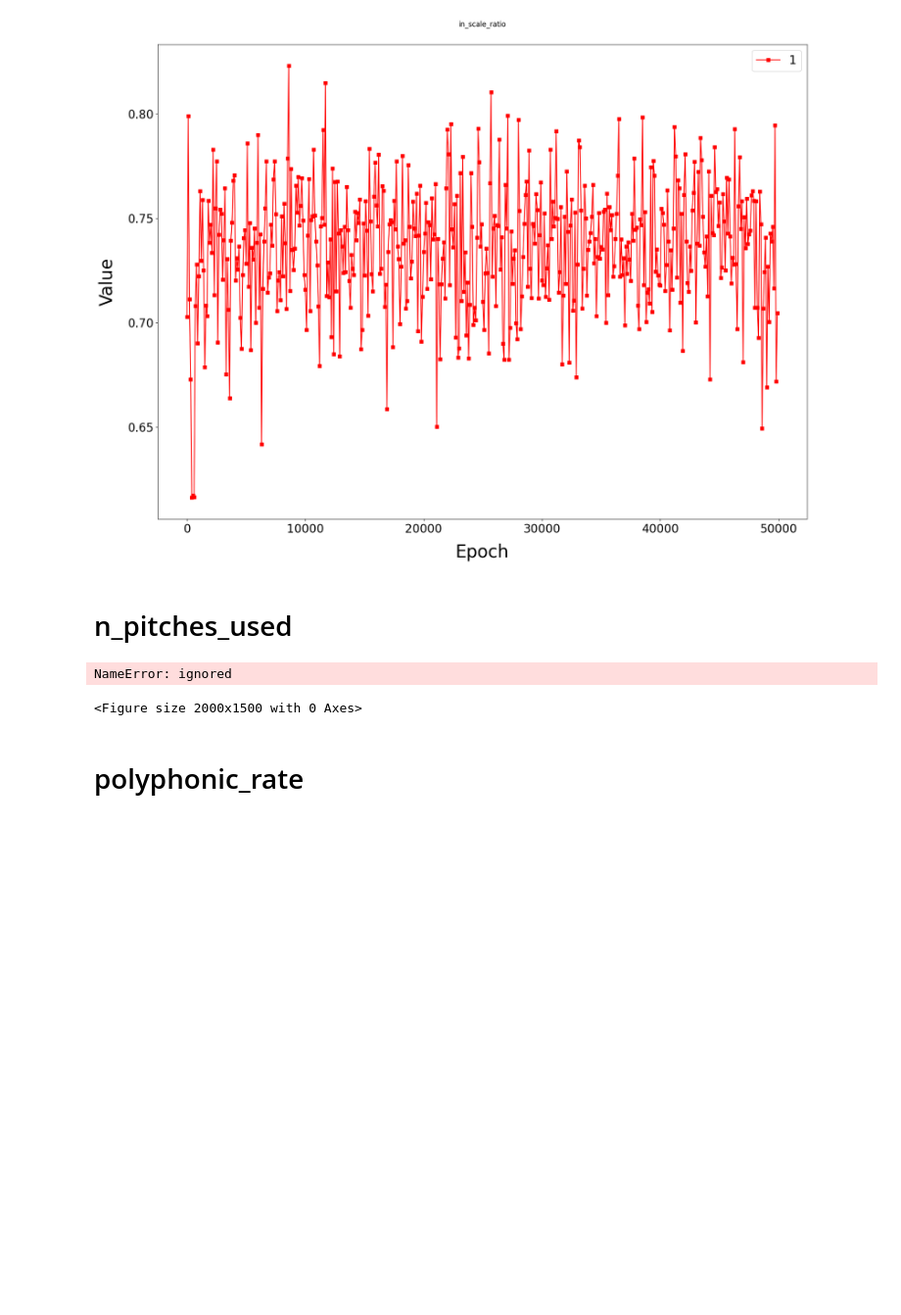
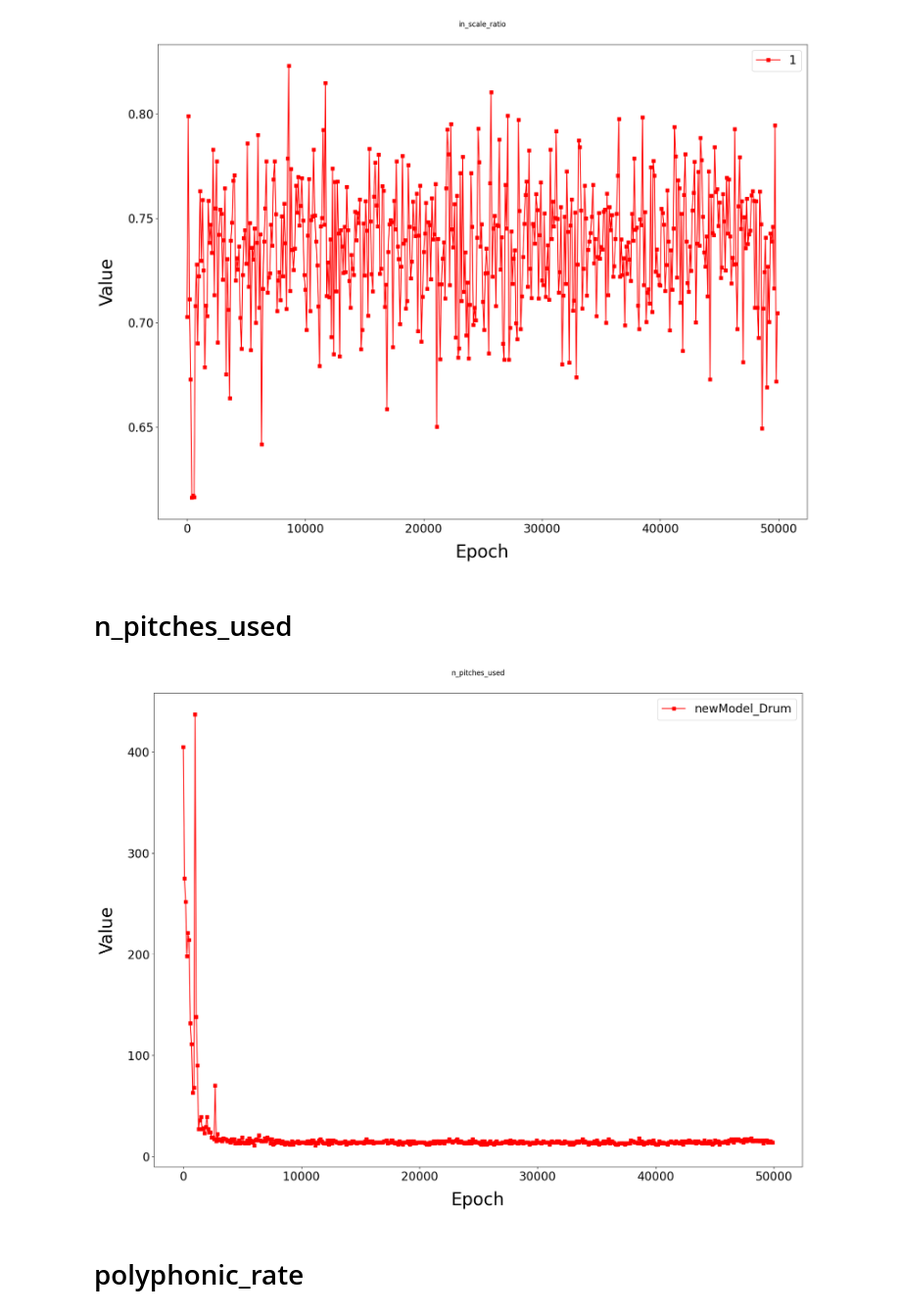
Before and after one commit to Han1018/BeatGAN, a Jupyter notebook: Results/CollectRef.ipynb, the cells around one changed output. Shown at 98% size. Cells and saved outputs as stored; diff of their text form; code cells hidden in the pictures; blank space fills up the shorter version.

Commit message:
feat : fix "pitch_used" variable name

```diff
--- a/Results/CollectRef.ipynb
+++ b/Results/CollectRef.ipynb
@@ -198,29 +198,28 @@ for file in newFiles :
 # %%
 import matplotlib.pyplot as plt
 
 epoch = [x*100 for x in range(len(allFiles))]
 
 # 設定圖片大小為長20、寬15
 plt.figure(figsize=(20,15),dpi=100,linewidth = 2)
 
 # 把資料放進來並指定對應的X軸、Y軸的資料，用方形做標記(s-)，並指定線條顏色為紅色，使用label標記線條含意
-plt.plot(epoch,epochValue_0,'s-',color = 'r', label="newModel_Drum")
+plt.plot(epoch,epochValue_1,'s-',color = 'r', label="newModel_Drum")
 
 # 設定圖片標題，以及指定字型設定，x代表與圖案最左側的距離，y代表與圖片的距離
 plt.title("n_pitches_used", x=0.5, y=1.03)
 
 plt.xticks(fontsize=20)
 plt.yticks(fontsize=20)
 # 標示x軸(labelpad代表與圖片的距離)
 plt.xlabel("Epoch", fontsize=30, labelpad = 15)
 # 標示y軸(labelpad代表與圖片的距離)
 plt.ylabel("Value", fontsize=30, labelpad = 20)
 
 # 顯示出線條標記位置
 plt.legend(loc = "best", fontsize=20)
 plt.show()
 # %% [output]
-NameError: ignored
-<Figure size 2000x1500 with 0 Axes>
+[figure, added]
 # %% [markdown]
 # polyphonic_rate
```
